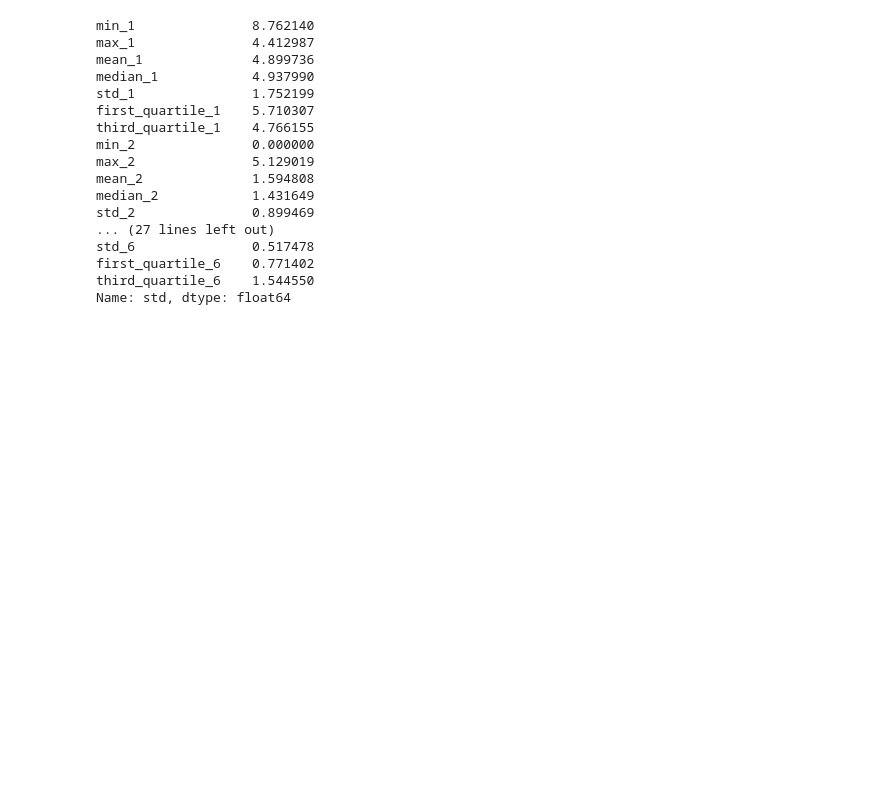
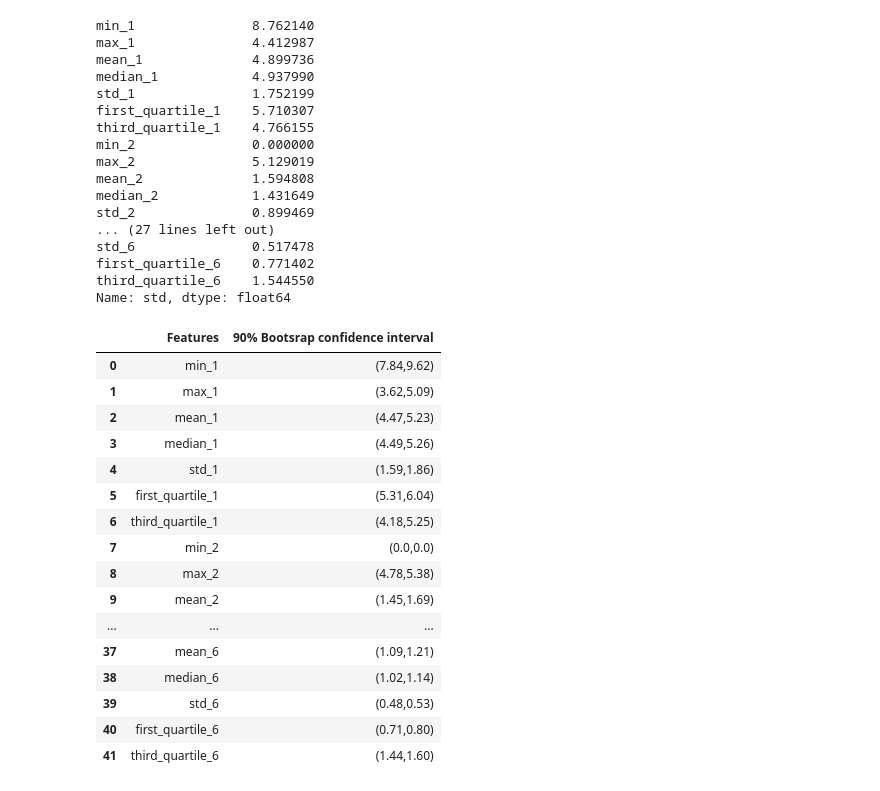
Before and after one commit to humera811/MLDS, a Jupyter notebook: Homework3/notebook/TimeSeriesClassification/Bano_Humera_HW3.ipynb, the cells around one changed output. Cells and saved outputs as stored; diff of their text form; code cells hidden in the pictures; blank space fills up the shorter version.

```diff
--- a/Homework3/notebook/TimeSeriesClassification/Bano_Humera_HW3.ipynb
+++ b/Homework3/notebook/TimeSeriesClassification/Bano_Humera_HW3.ipynb
@@ -192,3 +194,36 @@ std_6               0.517478
 first_quartile_6    0.771402
 third_quartile_6    1.544550
 Name: std, dtype: float64
+# %%
+bci_estimate = pd.DataFrame(columns=["Features","90% Bootsrap confidence interval"])
+count=0
+new_data = train_stats.columns[:-1]
+for col_name in new_data:
+    estimate = []
+    feature = data_set[col_name].to_numpy()
+    for i in range(1000):
+        resamples = resample(feature, replace=True, n_samples=feature.shape[0])
+        estimate.append(np.std(resamples))
+    lower = 5
+    upper = 95
+    bci_estimate.loc[count]=[col_name,'('+str(np.percentile(estimate,lower))[:4]+","+str(np.percentile(estimate,upper))[:4]+')']
+    count+=1
+bci_estimate
+# %% [output]
+|  | Features | 90% Bootsrap confidence interval |
+| 0 | min_1 | (7.84,9.62) |
+| 1 | max_1 | (3.62,5.09) |
+| 2 | mean_1 | (4.47,5.23) |
+| 3 | median_1 | (4.49,5.26) |
+| 4 | std_1 | (1.59,1.86) |
+| 5 | first_quartile_1 | (5.31,6.04) |
+| 6 | third_quartile_1 | (4.18,5.25) |
+| 7 | min_2 | (0.0,0.0) |
+| 8 | max_2 | (4.78,5.38) |
+| 9 | mean_2 | (1.45,1.69) |
+| ... | ... | ... |
+| 37 | mean_6 | (1.09,1.21) |
+| 38 | median_6 | (1.02,1.14) |
+| 39 | std_6 | (0.48,0.53) |
+| 40 | first_quartile_6 | (0.71,0.80) |
+| 41 | third_quartile_6 | (1.44,1.60) |
```
Also changed, not shown: parts of 2 cells of this notebook, 1 other file.
